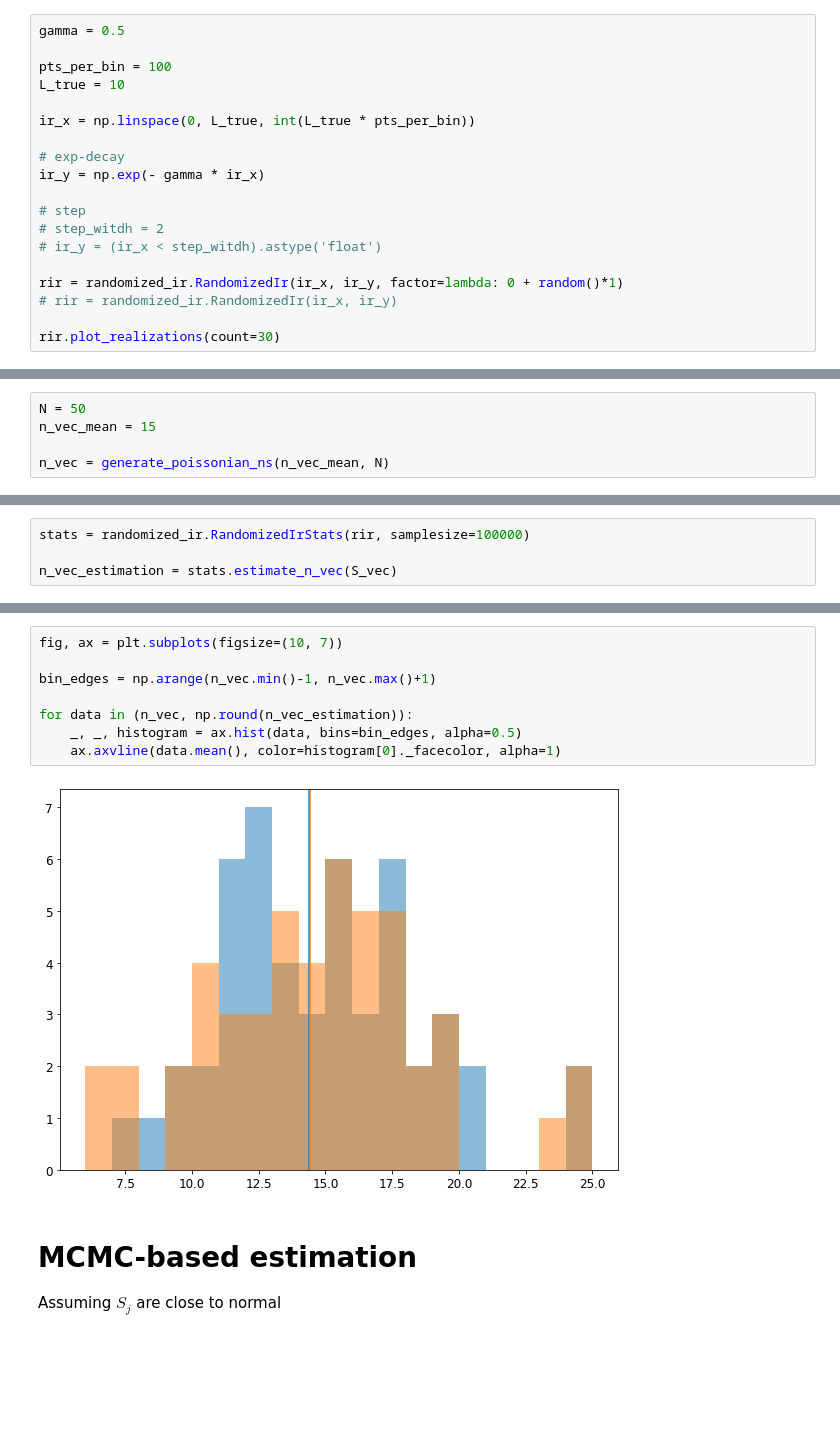
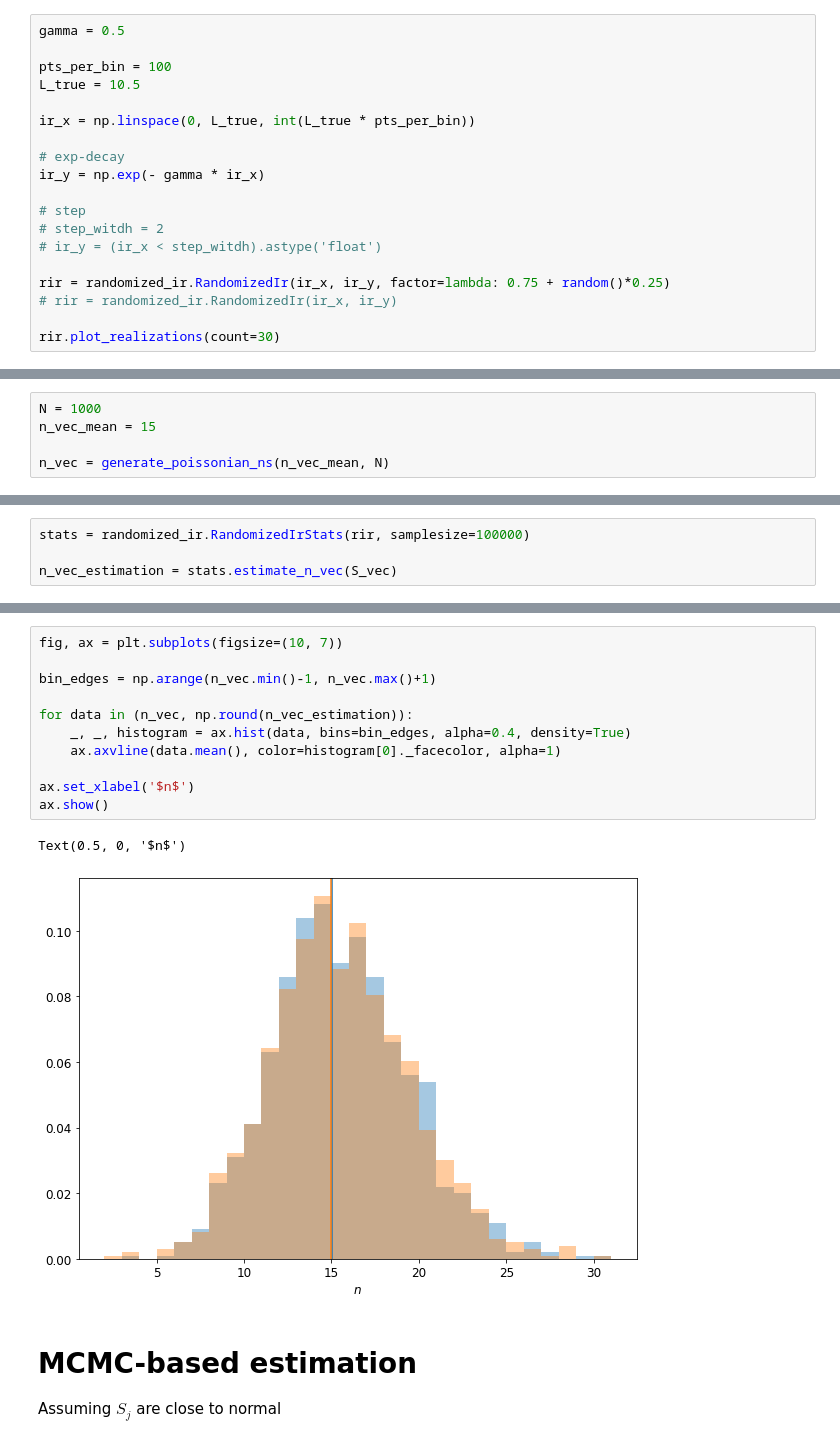
Before and after one commit to nj-vs-vh/master-thesis, a Jupyter notebook: demo.ipynb, the cells around one changed output, grey strips where cells are left out. Drawn from its saved outputs; the diff is of its cells as text; blank space fills up the shorter version.

```diff
--- a/demo.ipynb
+++ b/demo.ipynb
@@ -24,7 +24,7 @@ reload_modules()
 gamma = 0.5
 
 pts_per_bin = 100
-L_true = 10
+L_true = 10.5
 
 ir_x = np.linspace(0, L_true, int(L_true * pts_per_bin))
 
@@ -35,7 +35,7 @@ ir_y = np.exp(- gamma * ir_x)
 # step_witdh = 2
 # ir_y = (ir_x < step_witdh).astype('float')
 
-rir = randomized_ir.RandomizedIr(ir_x, ir_y, factor=lambda: 0 + random()*1)
+rir = randomized_ir.RandomizedIr(ir_x, ir_y, factor=lambda: 0.75 + random()*0.25)
 # rir = randomized_ir.RandomizedIr(ir_x, ir_y)
 
 rir.plot_realizations(count=30)
@@ -46,7 +46,7 @@ rir.plot_realizations(count=30)
 
 Pic: `\ref{pic:problem-setup}`
 # %%
-N = 50
+N = 1000
 n_vec_mean = 15
 
 n_vec = generate_poissonian_ns(n_vec_mean, N)
@@ -78,13 +84,17 @@ plots.plot_mean_n_estimation(n_vec, n_vec_estimation, filename=filename)
 # %%
 fig, ax = plt.subplots(figsize=(10, 7))
 
 bin_edges = np.arange(n_vec.min()-1, n_vec.max()+1)
 
 for data in (n_vec, np.round(n_vec_estimation)):
-    _, _, histogram = ax.hist(data, bins=bin_edges, alpha=0.5)
+    _, _, histogram = ax.hist(data, bins=bin_edges, alpha=0.4, density=True)
     ax.axvline(data.mean(), color=histogram[0]._facecolor, alpha=1)
+
+ax.set_xlabel('$n$')
+ax.show()
 # %% [output]
+Text(0.5, 0, '$n$')
-[figure, old version]
+[figure, new version]
 # %% [markdown]
 # MCMC-based estimation
 
```
Also changed, not shown: parts of 4 cells of this notebook, 8 other files.
